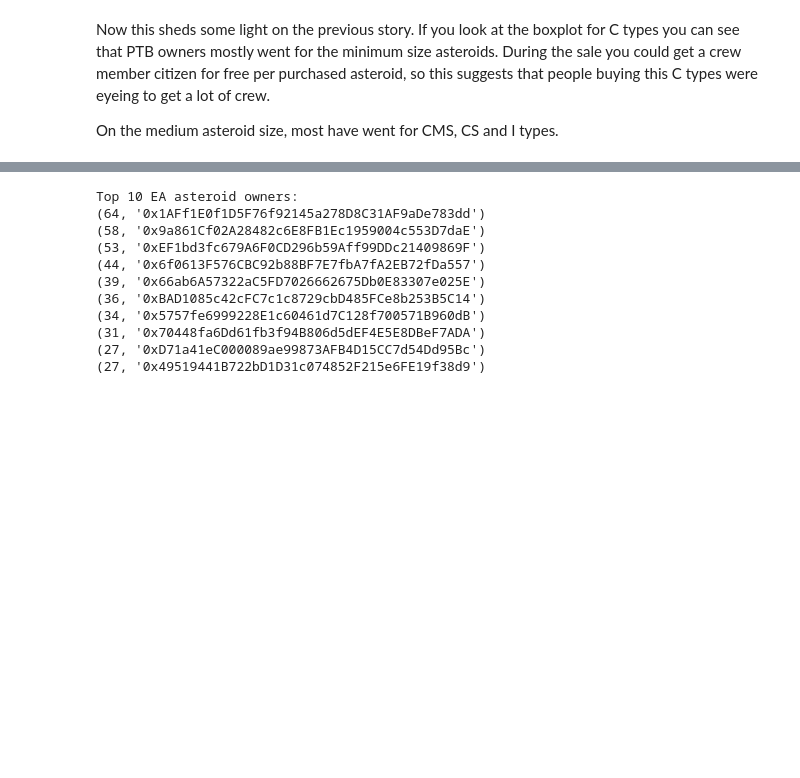
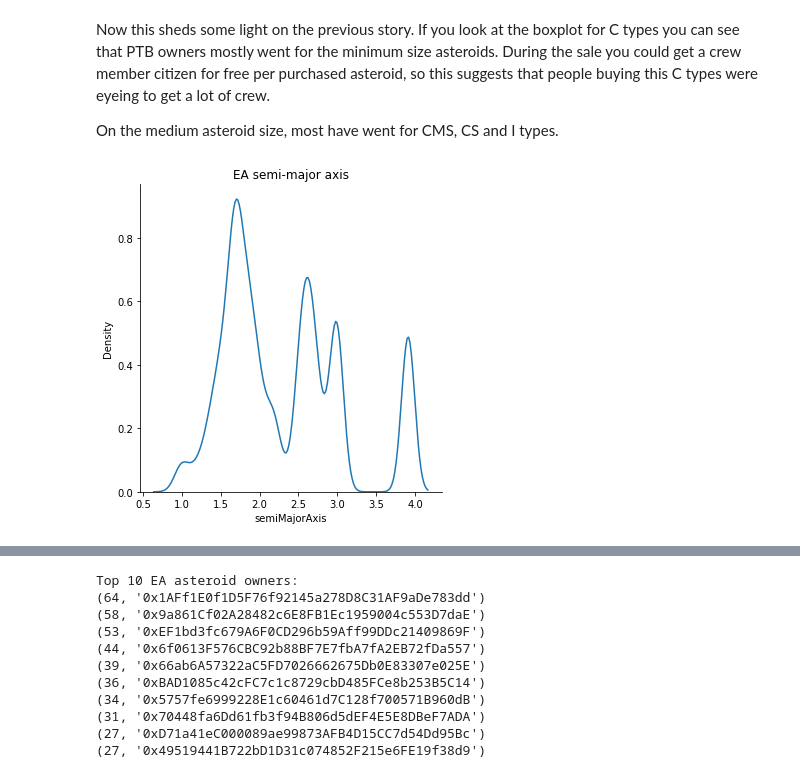
Before and after one commit to MichaelVerdegaal/InfluenceAsteroidVisualization, a Jupyter notebook: ea_vs_populate_the_belt.ipynb, the cells around one changed output, grey strips where cells are left out. Cells and saved outputs as stored; diff of their text form; code cells hidden in the pictures; blank space fills up the shorter version.

```diff
--- a/ea_vs_populate_the_belt.ipynb
+++ b/ea_vs_populate_the_belt.ipynb
@@ -64,3 +63,9 @@ mostly went for the minimum size asteroids. During the sale you could get a crew
 asteroid, so this suggests that people buying this C types were eyeing to get a lot of crew.
 
 On the medium asteroid size, most have went for CMS, CS and I types.
+# %%
+sns.displot(ea_df, x='semiMajorAxis', kind='kde', bw_adjust=.5)
+plt.title('EA semi-major axis')
+plt.show()
+# %% [output]
+[figure, added]
```
Also changed, not shown: parts of 7 cells of this notebook, 1 other file.
